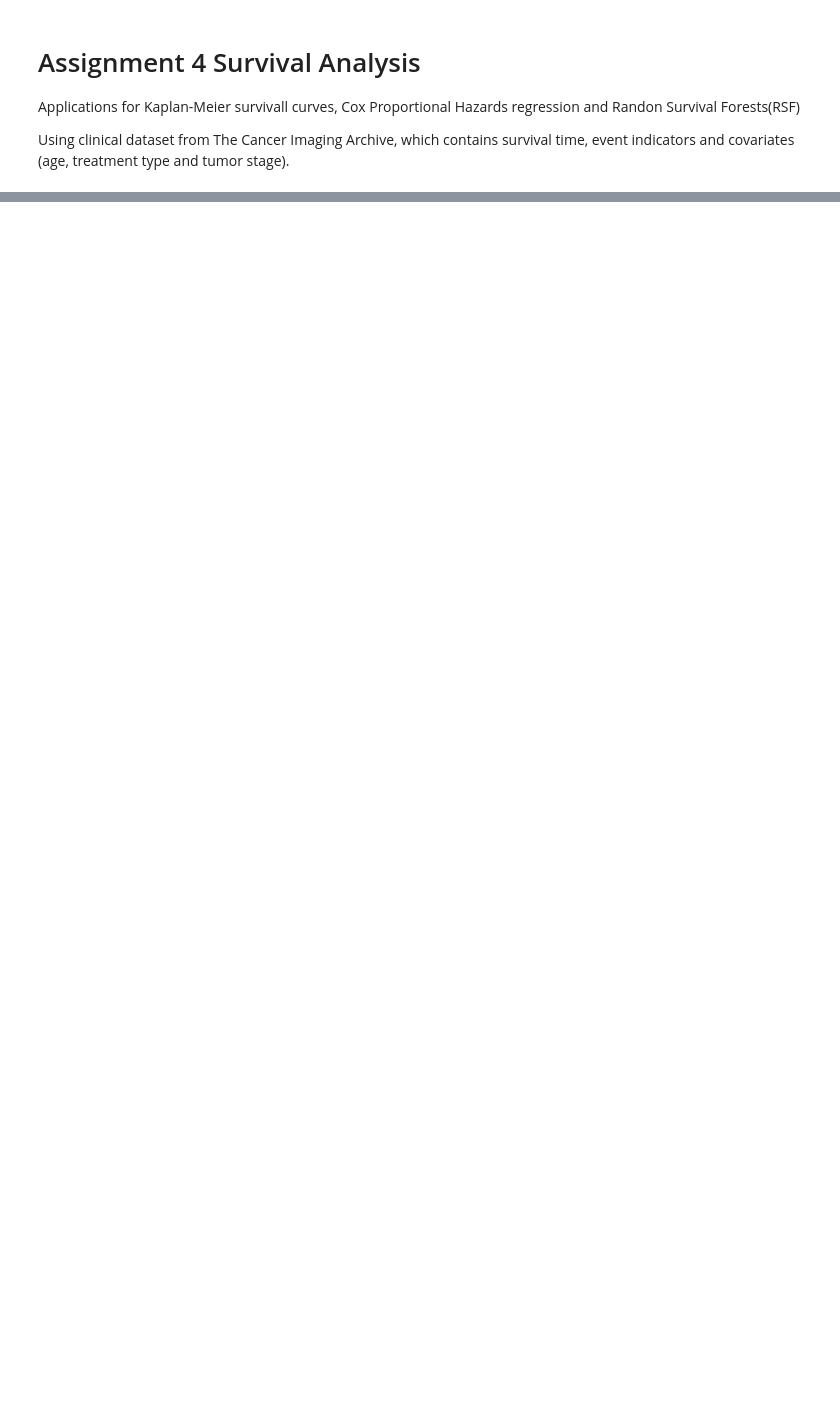
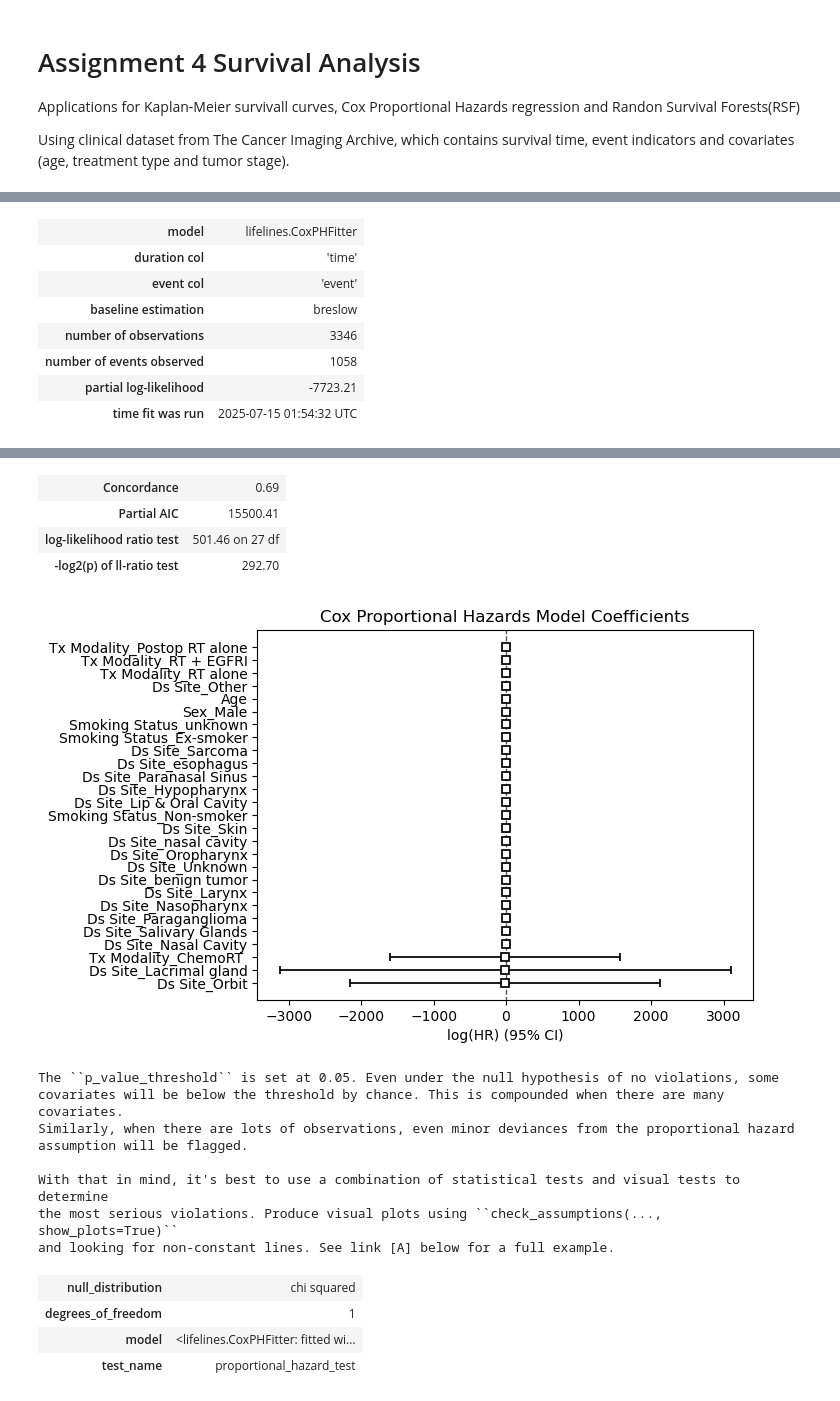
Before and after one commit to simranw67/BINF-5507-Materials, a Jupyter notebook: Assignment4/Scripts/main.ipynb, the cells around one changed output, grey strips where cells are left out. Cells and saved outputs as stored; diff of their text form; code cells hidden in the pictures; blank space fills up the shorter version.

```diff
--- a/Assignment4/Scripts/main.ipynb
+++ b/Assignment4/Scripts/main.ipynb
@@ -78,21 +286,31 @@ plt.show()
 # %%
 # Cox regression analysis
+# Covariates: Age, Sex, Tx Modality, Smoking Status & Ds Site
+cox_df = cancersurviv[['time', 'event', 'Age','Sex', 'Tx Modality', 'Smoking Status', 'Ds Site']].dropna()
 
-# Prepare the data for sksurv
-# X = data.drop(columns=['week', 'arrest']).astype(float)
-# y = np.array([(bool(event), time) for event, time in zip(data['arrest'], data['week'])], dtype=[('event', bool), ('time', float)])
+# One hot encode categorical variables
+cox_df = pd.get_dummies(cox_df, columns=['Sex', 'Tx Modality', 'Smoking Status', 'Ds Site'], drop_first=True)
 
-# Split the data into training and testing sets
-# X_train, X_test, y_train, y_test = train_test_split(X, y, test_size=0.2, random_state=42)
+# Fit the Cox proportional hazards model
+cph = CoxPHFitter()
+cph.fit(cox_df, duration_col='time', event_col='event')
 
-# Fit the Cox proportional hazards model with L1 regularization
-# cph_lasso = CoxnetSurvivalAnalysis(l1_ratio=1.0)
-# cph_lasso.fit(X_train, y_train)
+cph.print_summary()
+cph.concordance_index_
 
-# Predict the risk scores on the test set
-# risk_scores = cph_lasso.predict(X_test)
-
-
-
+# Plot the coefficients
+cph.plot()
+plt.title('Cox Proportional Hazards Model Coefficients')
+plt.show()
 
 # Validate proportional hazards assumption
+cph.check_assumptions(cox_df, p_value_threshold=0.05, show_plots=False)
+# %% [output]
+| model | lifelines.CoxPHFitter |
+| duration col | 'time' |
+| event col | 'event' |
+| baseline estimation | breslow |
+| number of observations | 3346 |
+| number of events observed | 1058 |
+| partial log-likelihood | -7723.21 |
+| time fit was run | 2025-07-15 01:54:32 UTC |
@@ -98,0 +334,17 @@ plt.show()
+| Concordance | 0.69 |
+| Partial AIC | 15500.41 |
+| log-likelihood ratio test | 501.46 on 27 df |
+| -log2(p) of ll-ratio test | 292.70 |
+[figure, added]
+The ``p_value_threshold`` is set at 0.05. Even under the null hypothesis of no violations, some
+covariates will be below the threshold by chance. This is compounded when there are many covariates.
+Similarly, when there are lots of observations, even minor deviances from the proportional hazard
+assumption will be flagged.
+
+With that in mind, it's best to use a combination of statistical tests and visual tests to determine
+the most serious violations. Produce visual plots using ``check_assumptions(..., show_plots=True)``
+and looking for non-constant lines. See link [A] below for a full example.
+| null_distribution | chi squared |
+| degrees_of_freedom | 1 |
+| model | <lifelines.CoxPHFitter: fitted wi... |
+| test_name | proportional_hazard_test |
```
Also changed, not shown: parts of 18 cells of this notebook.
